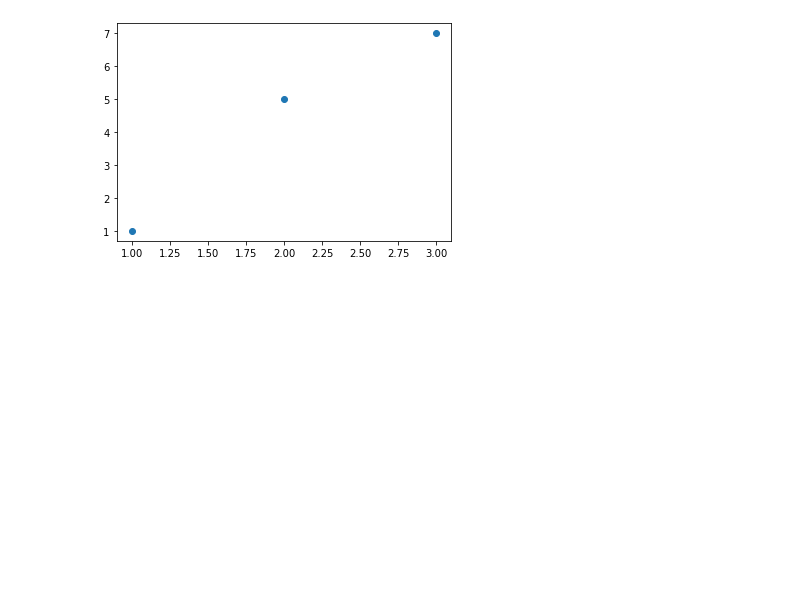
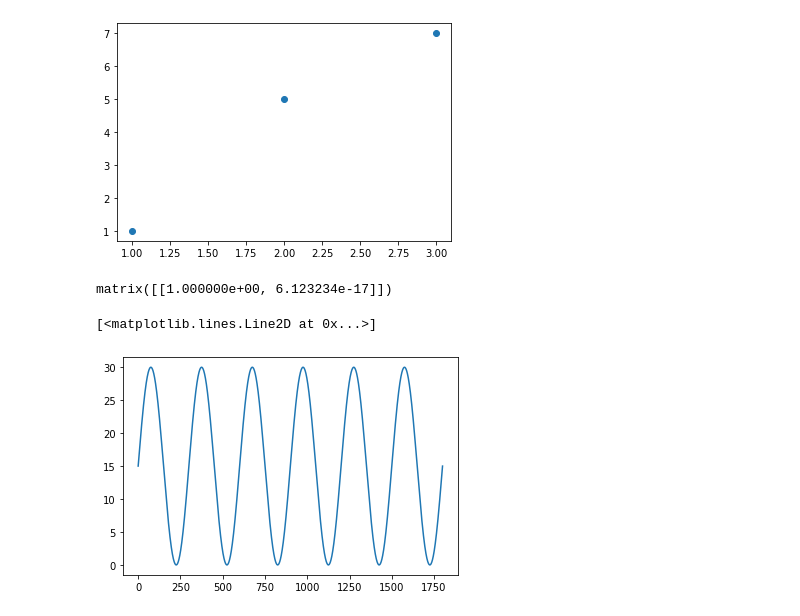
Before and after one commit to cmbgroundbased/cal, a Jupyter notebook: cookbook/skypatch.ipynb, the cells around one changed output. Saved outputs shown, nothing was run; the diff lists cells and outputs as text; code cells hidden in the pictures; blank space fills up the shorter version.

```diff
--- a/cookbook/skypatch.ipynb
+++ b/cookbook/skypatch.ipynb
@@ -497,0 +467,11 @@ ValueError: too many values to unpack (expected 2)
+# %%
+a=(0,1)
+
+a*rot
+# %% [output]
+matrix([[1.000000e+00, 6.123234e-17]])
+# %%
+plt.plot(times, bor)
+# %% [output]
+[<matplotlib.lines.Line2D at 0x...>]
+[figure, added]
```
Also changed, not shown: parts of 7 cells of this notebook, 1 other file.
